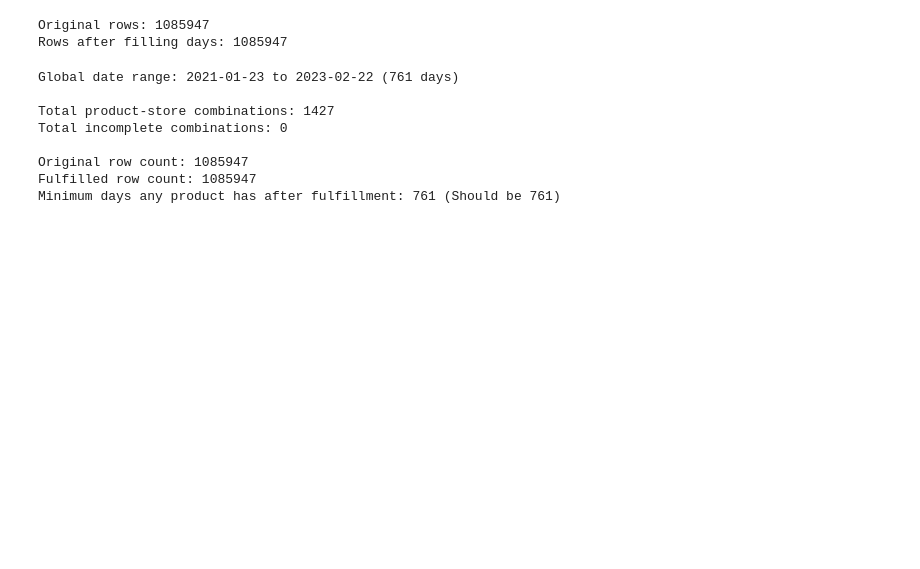
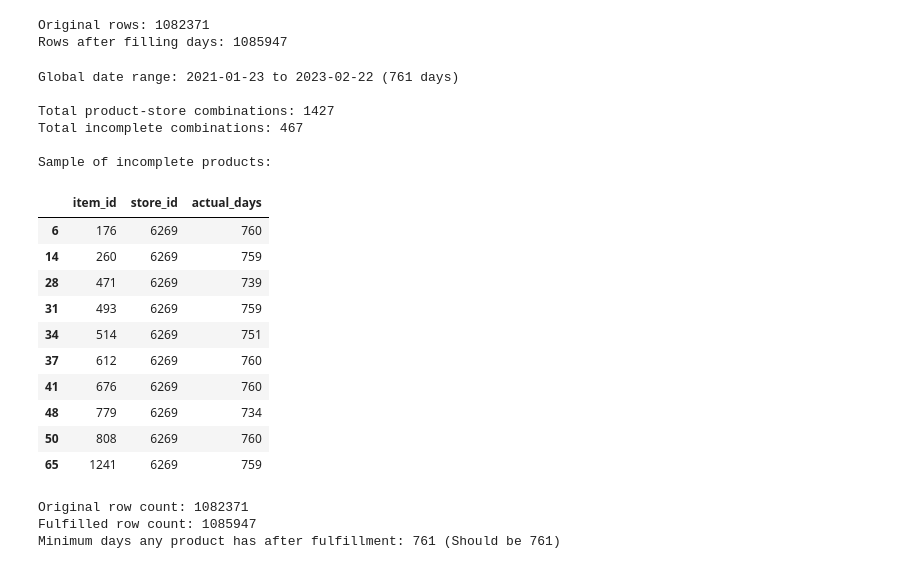
Before and after one commit to up202108724/Dissertation25-26, a Jupyter notebook: EDA/dataset.imputation.ipynb, the cells around one changed output. Drawn from its saved outputs; the diff is of its cells as text; code cells hidden in the pictures; blank space fills up the shorter version.

```diff
--- a/EDA/dataset.imputation.ipynb
+++ b/EDA/dataset.imputation.ipynb
@@ -3,7 +3,7 @@ import pandas as pd
 
 # 1. Load the dataset
 # Adjust the path relative to your notebook location
-file_path = '../dataset/data_andre_fulfilled.feather'
+file_path = '../dataset/data_andre.feather'
 df = pd.read_feather(file_path)
 
 # Ensure the date column is in datetime format
@@ -37,13 +37,13 @@ print(f"Rows after filling days: {len(df_complete)}")
 # (Optional) Save back to feather
 # df_complete.reset_index(drop=True).to_feather('../dataset/data_andre_full_days.feather')
 # %% [output]
-Original rows: 1085947
+Original rows: 1082371
 Rows after filling days: 1085947
 # %%
 import pandas as pd
 
 # 1. Load the dataset (adjust path as needed)
-df = pd.read_feather('../dataset/data_andre_fulfilled.feather')
+df = pd.read_feather('../dataset/data_andre.feather')
 df['date'] = pd.to_datetime(df['date'])
 
 # 2. Determine the expected date range (global min and max)
@@ -68,37 +68,49 @@ print(f"Total incomplete combinations: {len(incomplete_products)}")
 if len(incomplete_products) > 0:
     print("\nSample of incomplete products:")
     display(incomplete_products.head(10))
 
 # 4. FULFILL missing dates
 # Create a complete backbone for all unique items with the full date range
 unique_items = df[['item_id', 'store_id']].drop_duplicates()
 dates_df = pd.DataFrame({'date': expected_dates})
 
 # Cross join: every unique item X every expected date
 full_grid = unique_items.merge(dates_df, how='cross')
 
 # Merge actual data onto the complete grid (missing dates will become rows with NaNs)
 df_fulfilled = full_grid.merge(df, on=['item_id', 'store_id', 'date'], how='left')
 
 # 5. Fill the newly spawned NaNs in the target variable
 # Assuming your target variable is named 'value'
 df_fulfilled['value'] = df_fulfilled['value'].fillna(0)
 
 print(f"\nOriginal row count: {len(df)}")
 print(f"Fulfilled row count: {len(df_fulfilled)}")
 
 # (Optional) Verify that the fix worked:
 missing_check = df_fulfilled.groupby(['item_id', 'store_id'])['date'].nunique().min()
 print(f"Minimum days any product has after fulfillment: {missing_check} (Should be {expected_count})")
 # %% [output]
 Global date range: 2021-01-23 to 2023-02-22 (761 days)
 
 Total product-store combinations: 1427
-Total incomplete combinations: 0
+Total incomplete combinations: 467
 
-Original row count: 1085947
-Fulfilled row count: 1085947
-Minimum days any product has after fulfillment: 761 (Should be 761)
+Sample of incomplete products:
+|  | item_id | store_id | actual_days |
+| 6 | 176 | 6269 | 760 |
+| 14 | 260 | 6269 | 759 |
+| 28 | 471 | 6269 | 739 |
+| 31 | 493 | 6269 | 759 |
+| 34 | 514 | 6269 | 751 |
+| 37 | 612 | 6269 | 760 |
+| 41 | 676 | 6269 | 760 |
+| 48 | 779 | 6269 | 734 |
+| 50 | 808 | 6269 | 760 |
+| 65 | 1241 | 6269 | 759 |
+Original row count: 1082371
+Fulfilled row count: 1085947
+Minimum days any product has after fulfillment: 761 (Should be 761)
 # %%
 # 6. Save the fulfilled dataset
 df_fulfilled.reset_index(drop=True).to_feather('../dataset/data_andre_fulfilled.feather')
```
Also changed, not shown: 52 other files.
